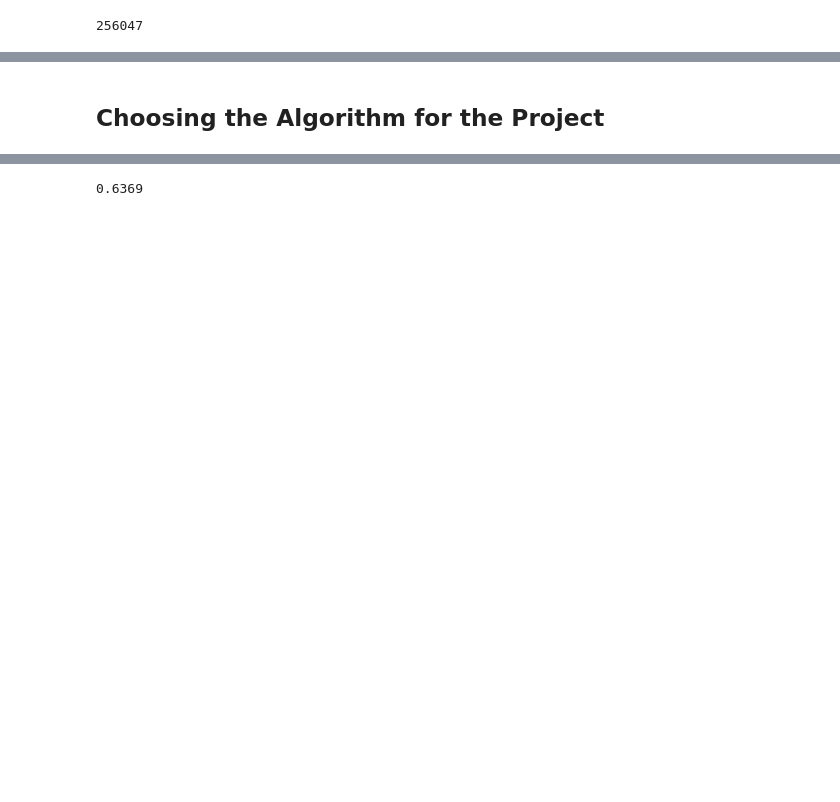
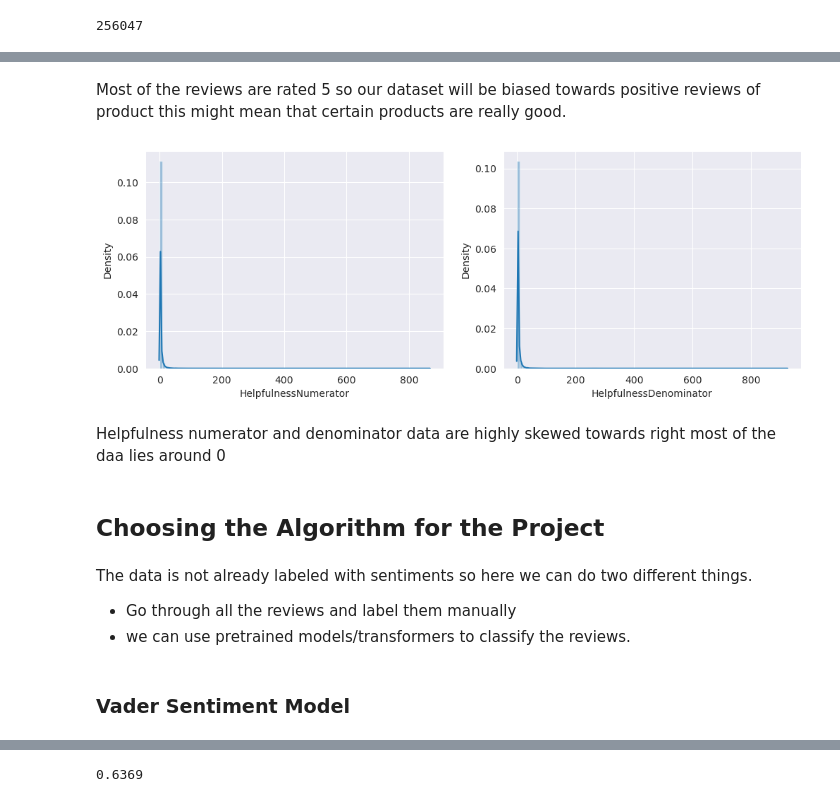
Before and after one commit to anSin2687/DS_course, a Jupyter notebook: Capstone_Projects/Reviews.ipynb, the cells around one changed output, grey strips where cells are left out. Drawn from its saved outputs; the diff is of its cells as text; code cells hidden in the pictures; blank space fills up the shorter version.

```diff
--- a/Capstone_Projects/Reviews.ipynb
+++ b/Capstone_Projects/Reviews.ipynb
@@ -105,5 +117,22 @@ plt.show()
+# %% [markdown]
+Most of the reviews are rated 5 so our dataset will be biased towards positive reviews of product this might mean that certain products are really good.
+# %%
+fig,axs = plt.subplots(1,2,figsize = (12,4))
+sns.distplot(data.HelpfulnessNumerator,bins=100,kde=True,ax=axs[0])
+sns.distplot(data.HelpfulnessDenominator,bins=100,kde=True,ax=axs[1])
+plt.show()
+# %% [output]
+[figure, added]
+# %% [markdown]
+Helpfulness numerator and denominator data are highly skewed towards right most of the daa lies around 0
 # %% [markdown]
 ## Choosing the Algorithm for the Project
+# %% [markdown]
+The data is not already labeled with sentiments so here we can do two different things.
+- Go through all the reviews and label them manually
+- we can use pretrained models/transformers to classify the reviews.
+# %% [markdown]
+### Vader Sentiment Model
 # %%
 !pip install vaderSentiment
 !pip install transformers
```
Also changed, not shown: parts of 26 cells of this notebook.
